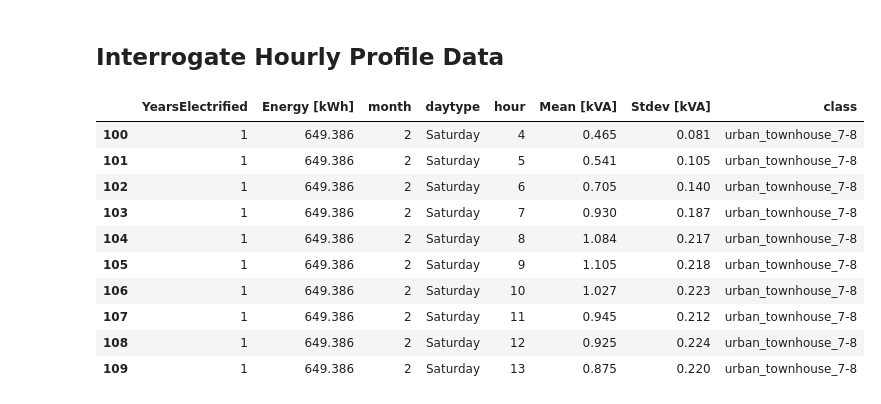
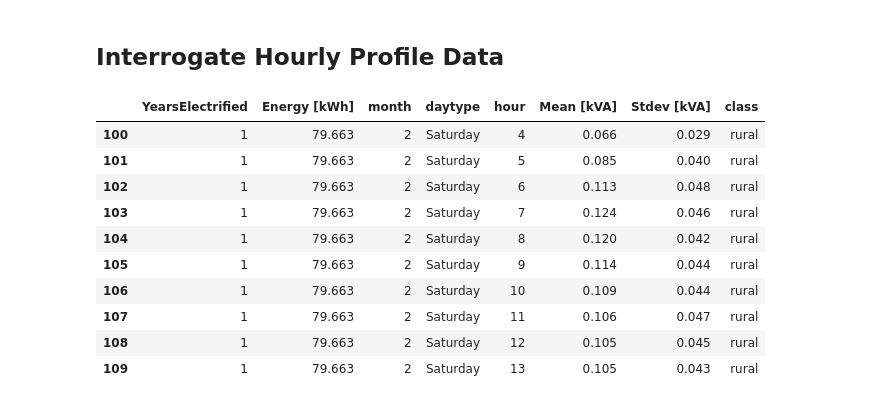
Before and after one commit to SaintlyVi/DLR_DB, a Jupyter notebook: DLR Expert Model.ipynb, the cells around one changed output. Cells and saved outputs as stored; diff of their text form; code cells hidden in the pictures.

```diff
--- a/DLR Expert Model.ipynb
+++ b/DLR Expert Model.ipynb
@@ -52,17 +51,17 @@ exc.plot15YearExpDemandSummary()
 # %% [markdown]
 ## Interrogate Hourly Profile Data
 # %%
-exc.expertHourlyProfiles()[100:110]
+bm0.bmHourlyProfiles()[100:110]
 # %% [output]
 |  | YearsElectrified | Energy [kWh] | month | daytype | hour | Mean [kVA] | Stdev [kVA] | class |
-| 100 | 1 | 649.386 | 2 | Saturday | 4 | 0.465 | 0.081 | urban_townhouse_7-8 |
-| 101 | 1 | 649.386 | 2 | Saturday | 5 | 0.541 | 0.105 | urban_townhouse_7-8 |
-| 102 | 1 | 649.386 | 2 | Saturday | 6 | 0.705 | 0.140 | urban_townhouse_7-8 |
-| 103 | 1 | 649.386 | 2 | Saturday | 7 | 0.930 | 0.187 | urban_townhouse_7-8 |
-| 104 | 1 | 649.386 | 2 | Saturday | 8 | 1.084 | 0.217 | urban_townhouse_7-8 |
-| 105 | 1 | 649.386 | 2 | Saturday | 9 | 1.105 | 0.218 | urban_townhouse_7-8 |
-| 106 | 1 | 649.386 | 2 | Saturday | 10 | 1.027 | 0.223 | urban_townhouse_7-8 |
-| 107 | 1 | 649.386 | 2 | Saturday | 11 | 0.945 | 0.212 | urban_townhouse_7-8 |
-| 108 | 1 | 649.386 | 2 | Saturday | 12 | 0.925 | 0.224 | urban_townhouse_7-8 |
-| 109 | 1 | 649.386 | 2 | Saturday | 13 | 0.875 | 0.220 | urban_townhouse_7-8 |
+| 100 | 1 | 79.663 | 2 | Saturday | 4 | 0.066 | 0.029 | rural |
+| 101 | 1 | 79.663 | 2 | Saturday | 5 | 0.085 | 0.040 | rural |
+| 102 | 1 | 79.663 | 2 | Saturday | 6 | 0.113 | 0.048 | rural |
+| 103 | 1 | 79.663 | 2 | Saturday | 7 | 0.124 | 0.046 | rural |
+| 104 | 1 | 79.663 | 2 | Saturday | 8 | 0.120 | 0.042 | rural |
+| 105 | 1 | 79.663 | 2 | Saturday | 9 | 0.114 | 0.044 | rural |
+| 106 | 1 | 79.663 | 2 | Saturday | 10 | 0.109 | 0.044 | rural |
+| 107 | 1 | 79.663 | 2 | Saturday | 11 | 0.106 | 0.047 | rural |
+| 108 | 1 | 79.663 | 2 | Saturday | 12 | 0.105 | 0.045 | rural |
+| 109 | 1 | 79.663 | 2 | Saturday | 13 | 0.105 | 0.043 | rural |
 # %%
```
Also changed, not shown: parts of 8 cells of this notebook, 1 other file.
